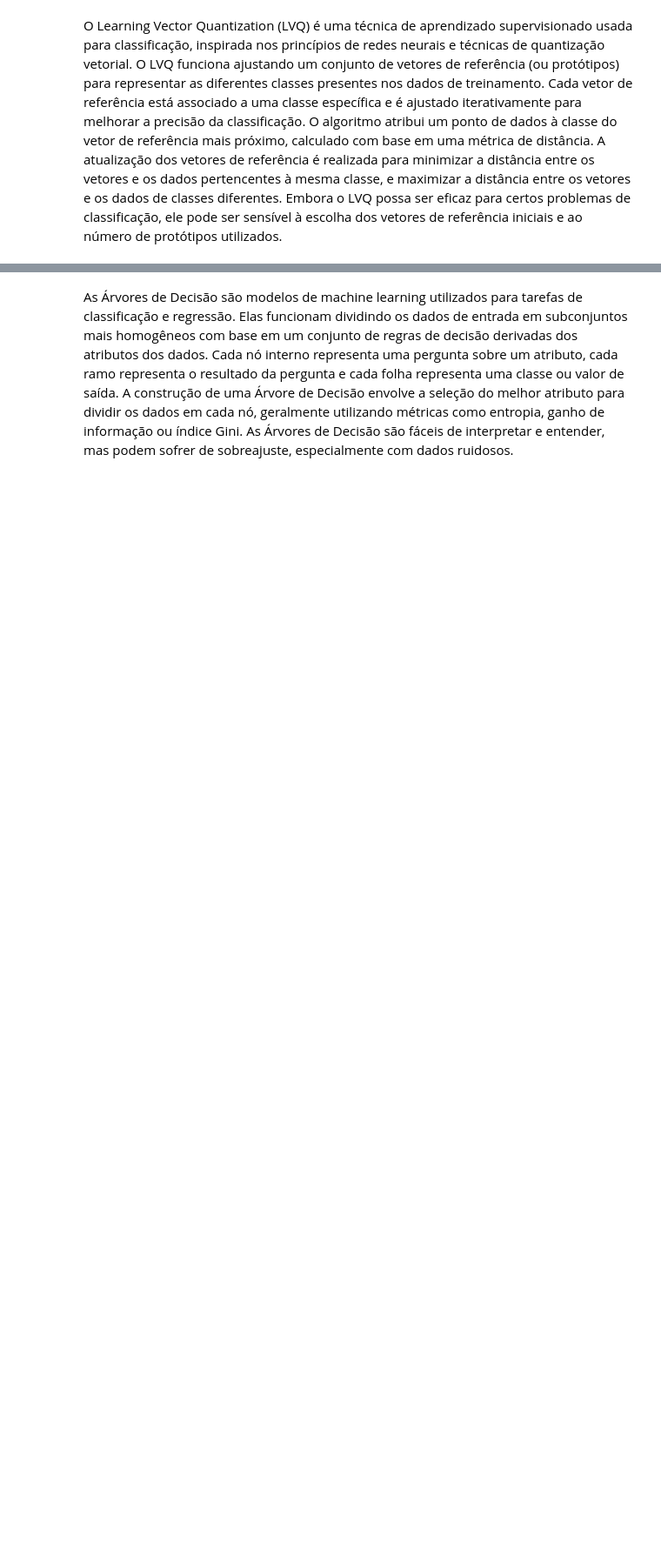
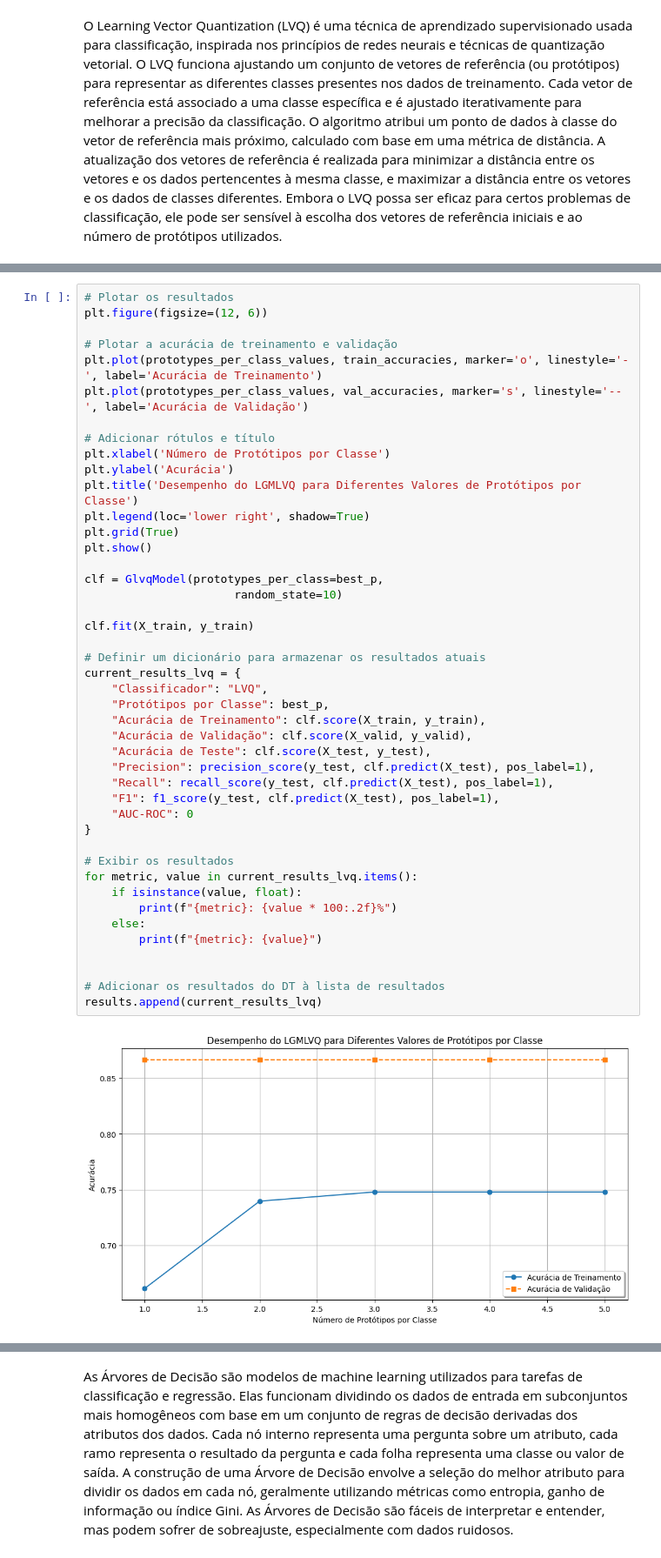
Before and after one commit to gabrieldadcarvalho/machine_learning, a Jupyter notebook: pjt_final/4_modeling.ipynb, the cells around one changed output, grey strips where cells are left out. Shown at 87% size. Drawn from its saved outputs; the diff is of its cells as text; blank space fills up the shorter version.

```diff
--- a/pjt_final/4_modeling.ipynb
+++ b/pjt_final/4_modeling.ipynb
@@ -236,0 +323,46 @@ O Learning Vector Quantization (LVQ) é uma técnica de aprendizado supervisiona
+# %%
+# Plotar os resultados
+plt.figure(figsize=(12, 6))
+
+# Plotar a acurácia de treinamento e validação
+plt.plot(prototypes_per_class_values, train_accuracies, marker='o', linestyle='-', label='Acurácia de Treinamento')
+plt.plot(prototypes_per_class_values, val_accuracies, marker='s', linestyle='--', label='Acurácia de Validação')
+
+# Adicionar rótulos e título
+plt.xlabel('Número de Protótipos por Classe')
+plt.ylabel('Acurácia')
+plt.title('Desempenho do LGMLVQ para Diferentes Valores de Protótipos por Classe')
+plt.legend(loc='lower right', shadow=True)
+plt.grid(True)
+plt.show()
+
+clf = GlvqModel(prototypes_per_class=best_p,
+                      random_state=10)
+
+clf.fit(X_train, y_train)
+
+# Definir um dicionário para armazenar os resultados atuais
+current_results_lvq = {
+    "Classificador": "LVQ",
+    "Protótipos por Classe": best_p,
+    "Acurácia de Treinamento": clf.score(X_train, y_train),
+    "Acurácia de Validação": clf.score(X_valid, y_valid),
+    "Acurácia de Teste": clf.score(X_test, y_test),
+    "Precision": precision_score(y_test, clf.predict(X_test), pos_label=1),
+    "Recall": recall_score(y_test, clf.predict(X_test), pos_label=1),
+    "F1": f1_score(y_test, clf.predict(X_test), pos_label=1),
+    "AUC-ROC": 0
+}
+
+# Exibir os resultados
+for metric, value in current_results_lvq.items():
+    if isinstance(value, float):
+        print(f"{metric}: {value * 100:.2f}%")
+    else:
+        print(f"{metric}: {value}")
+
+
+# Adicionar os resultados do DT à lista de resultados
+results.append(current_results_lvq)
+# %% [output]
+[figure, added]
```
Also changed, not shown: parts of 82 cells of this notebook.
